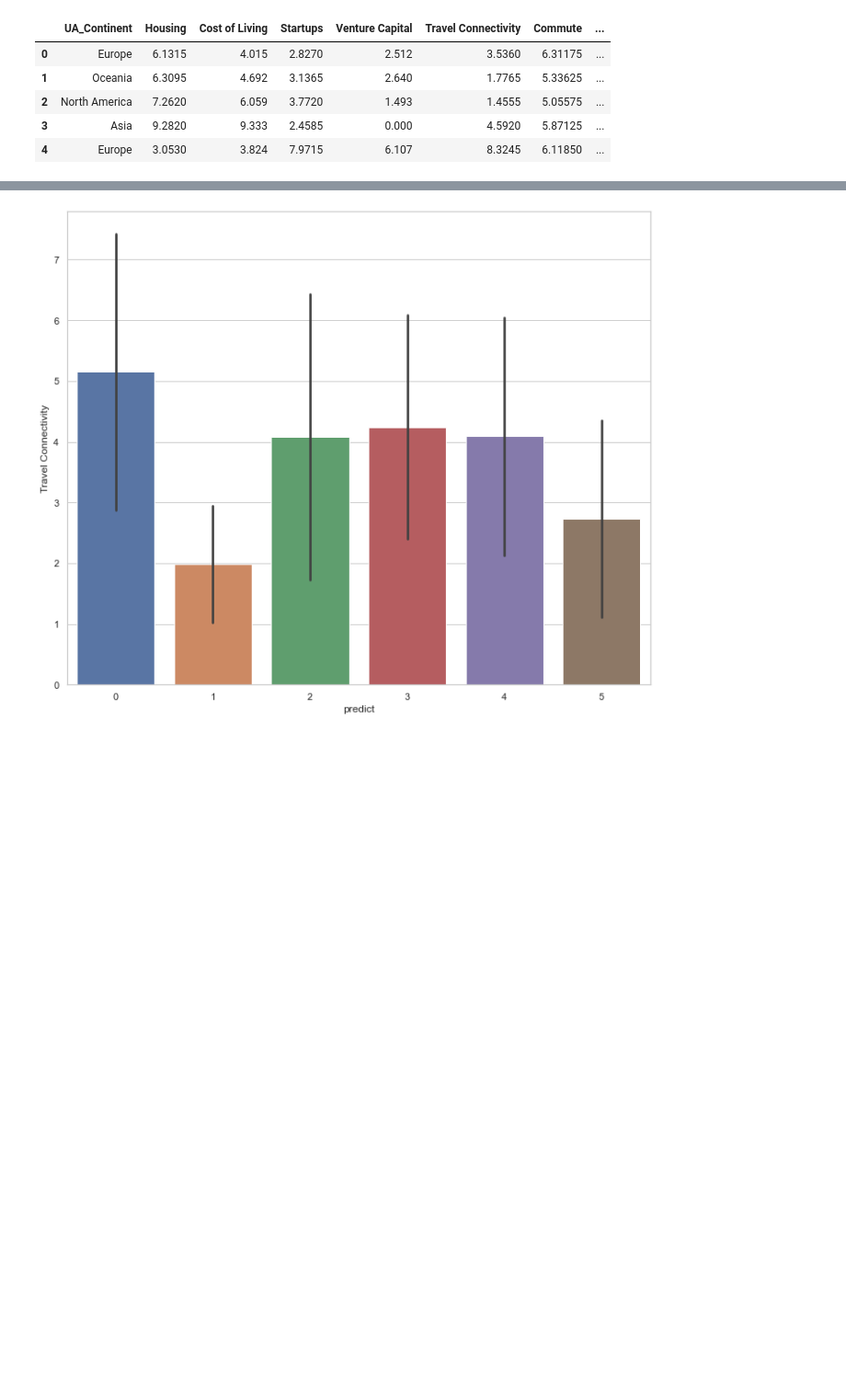
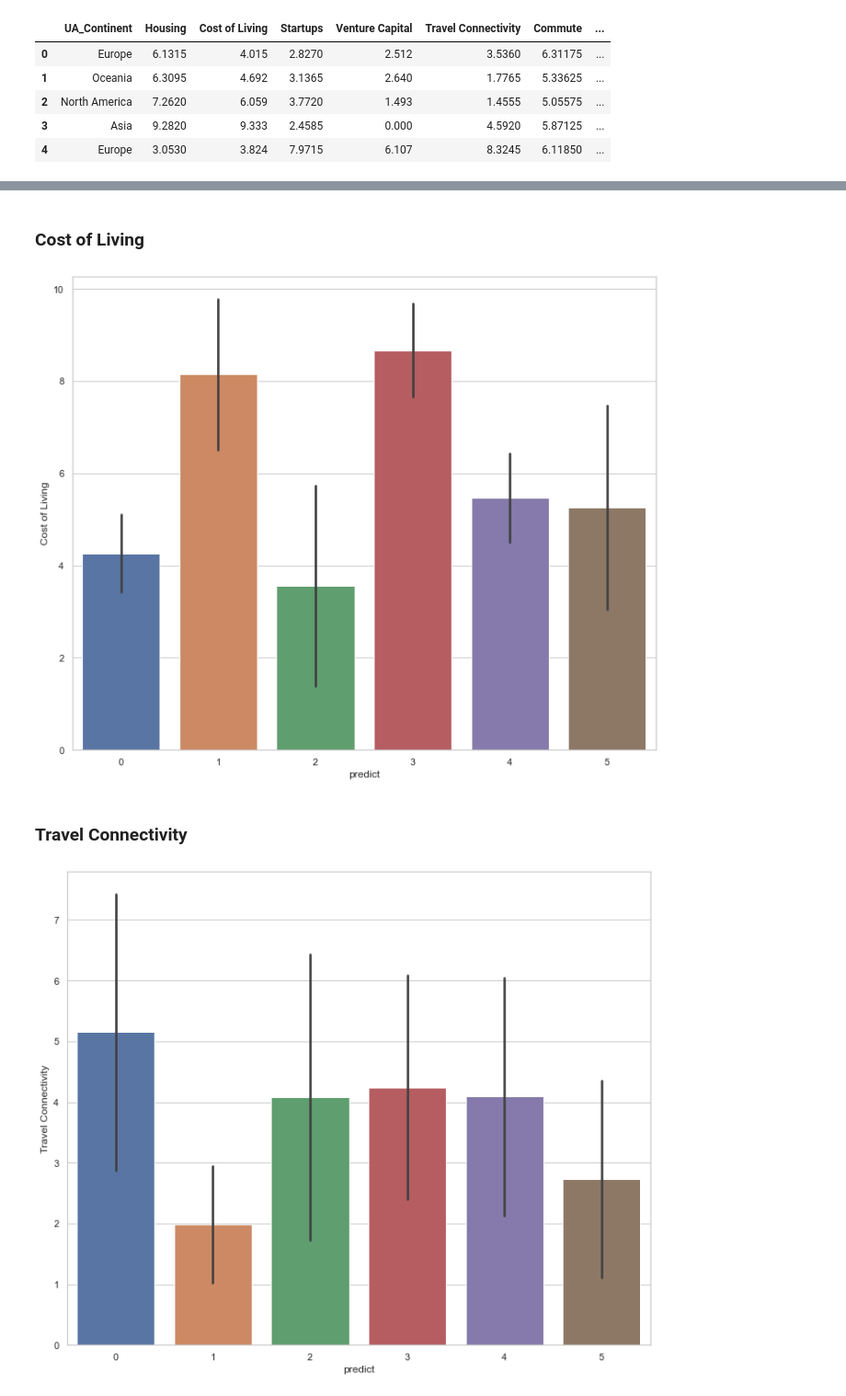
Before and after one commit to daniela-arias/Choose-to-live-better, a Jupyter notebook: Notebooks/PCA_Clusters_score.ipynb, the cells around one changed output, grey strips where cells are left out. Shown: that part at 92% size. Drawn from its saved outputs; the diff is of its cells as text; code cells hidden in the pictures; blank space fills up the shorter version.

```diff
--- a/Notebooks/PCA_Clusters_score.ipynb
+++ b/Notebooks/PCA_Clusters_score.ipynb
@@ -264 +262,9 @@ df.head()
+# %% [markdown]
+### Cost of Living
+# %%
+barplot = sns.barplot(x="predict", y="Cost of Living", data=df,ci="sd")
+# %% [output]
+[figure, added]
+# %% [markdown]
+### Travel Connectivity
 # %%
```
Also changed, not shown: parts of 44 cells of this notebook, 4 other files.
